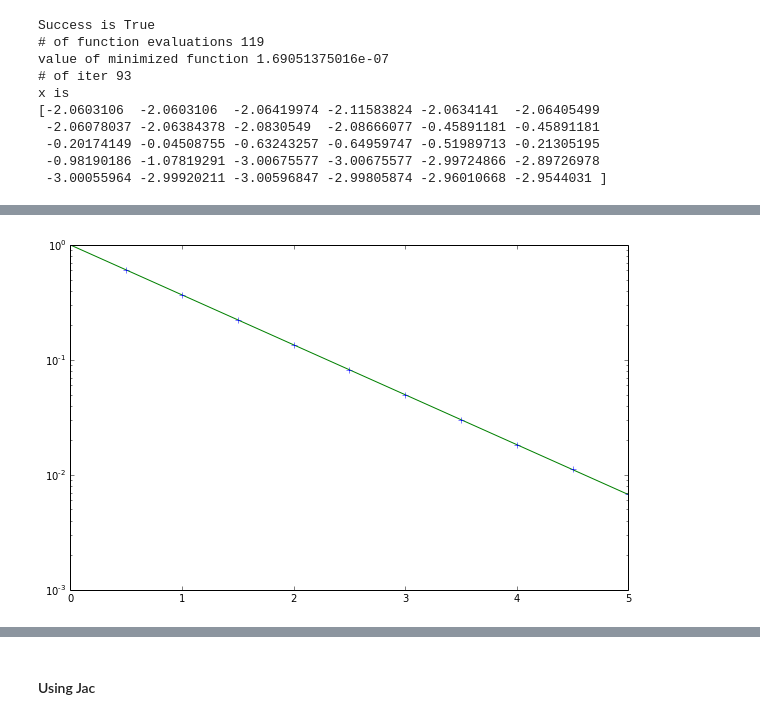
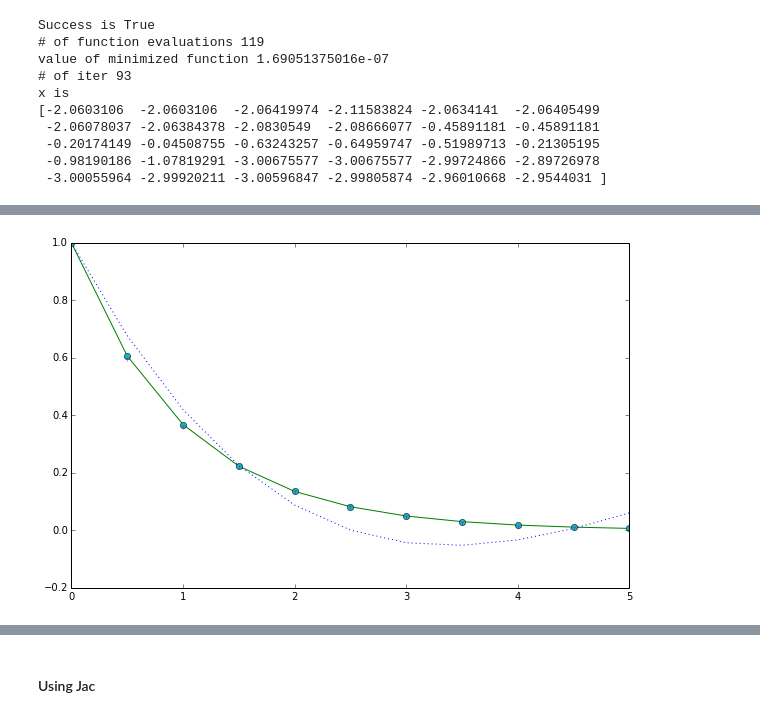
Before and after one commit to NeuPhysics/aNN, a Jupyter notebook: ipynb/test.ipynb, the cells around one changed output, grey strips where cells are left out. Drawn from its saved outputs; the diff is of its cells as text; code cells hidden in the pictures.

Commit message:
summarize different optimization methods that doesn't use explicit Jac as in put

```diff
--- a/ipynb/test.ipynb
+++ b/ipynb/test.ipynb
@@ -61,9 +67,7 @@ def costODE(x,t,initialCondition,fOfArg):   # x is a list of the order v,w,u. x
 
 def costODETList(x,t,initialCondition,fOfArg):  ## This is the function WITHOUT the square!!!
 
-    v = np.split(x,3)[0]
-    w = np.split(x,3)[1]
-    u = np.split(x,3)[2]
+    v,w,u = np.split(x,3)[:3]
 
     t = np.array(t)
 
@@ -80,9 +84,7 @@ def costODETList(x,t,initialCondition,fOfArg):  ## This is the function WITHOUT
 def costODETi(x,ti,initialCondition,fOfArg):  # function for each t. here t is a single value
     # fOfArg is the function f(t) in the example
 
-    v = np.split(x,3)[0]
-    w = np.split(x,3)[1]
-    u = np.split(x,3)[2]
+    v,w,u = np.split(x,3)[:3]
 
     args = np.array([x,ti,initialCondition])
 
@@ -99,9 +101,7 @@ def costODETi(x,ti,initialCondition,fOfArg):  # function for each t. here t is a
 
 def funNNi(x,ti,initialCondition):  # for a single time stamp t
 
-    v = np.split(x,3)[0]
-    w = np.split(x,3)[1]
-    u = np.split(x,3)[2]
+    v,w,u = np.split(x,3)[:3]
 
     return initialCondition +  np.sum(ti * v * trigf( ti*w +u ) )
 
@@ -151,3 +151,12 @@ initGuess = np.zeros(30)
 # initGuess = np.random.rand(1,30)+2
 
 costODEF = lambda x: costODE(x,tlin,1,yOft)
+# %%
+%%snakeviz
+startCG = timeit.default_timer()
+costODEFResultCG = minimize(costODEF,initGuess,method="CG")
+stopCG = timeit.default_timer()
+
+print stopCG - startCG
+
+print costODEFResultCG
@@ -153,0 +181,9 @@ costODEF = lambda x: costODE(x,tlin,1,yOft)
+# %%
+%%snakeviz
+startSLSQP = timeit.default_timer()
+costODEFResultSLSQP = minimize(costODEF,initGuess,method="SLSQP")
+stopSLSQP = timeit.default_timer()
+
+print stopSLSQP - startSLSQP
+
+print costODEFResultSLSQP
@@ -255,8 +346,11 @@ array([ 1.        ,  0.60641483,  0.3678138 ,  0.22314944,  0.13534572,
 # %%
 plt.figure(figsize=(10,6.18))
 plt.plot(tlin,funY(tlin),'g-')
-plt.plot(tlin,funNNList(np.array( costODEFResult.get('x') ),tlin,1),'b+')
-plt.yscale('log')
+plt.plot(tlin,funNNList(np.array( costODEFResultCG.get('x') ),tlin,1),'b:')
+plt.plot(tlin,funNNList(np.array( costODEFResultSLSQP.get('x') ),tlin,1),'r+')
+plt.plot(tlin,funNNList(np.array( costODEFResultLBFGSB.get('x') ),tlin,1),'co')
+plt.plot(tlin,funNNList(np.array( costODEFResultNM.get('x') ),tlin,1),'m1')
+# plt.yscale('log')
 plt.show()
 # %% [output]
-[figure, old version]
+[figure, new version]
```
Also changed, not shown: parts of 13 cells of this notebook.
